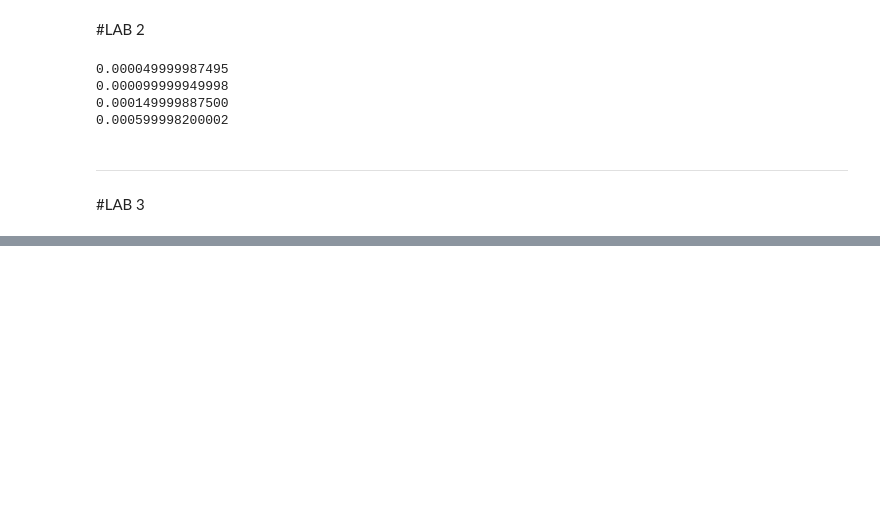
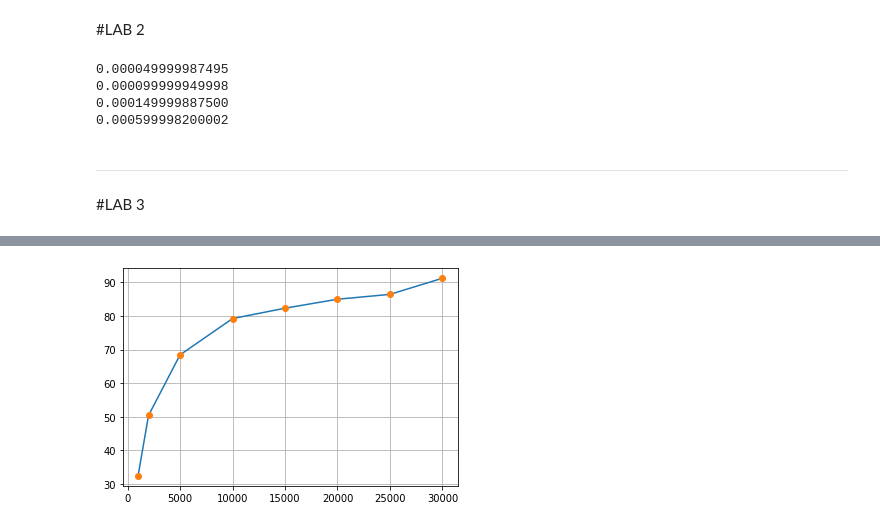
Before and after one commit to RafsanJany-44/Lab_NSU_PHY, a Jupyter notebook: Phy_lab.ipynb, the cells around one changed output, grey strips where cells are left out. Saved outputs shown, nothing was run; the diff lists cells and outputs as text; code cells hidden in the pictures; blank space fills up the shorter version.

```diff
--- a/Phy_lab.ipynb
+++ b/Phy_lab.ipynb
@@ -153,0 +167,9 @@ printF(V_Charging(V0,R,C,T),15)
+# %%
+f=[1000,2000,5000,10000,15000,20000,25000,30000]
+R=1000
+C=0.1/(1e6)
+V0=4
+T=[1000,500,200,100,70,50,40,30]
+Output_voltage=[3.52,2.60,1.32,0.76,0.56,0.40,0.36,0.32]
+dt=[90,70,38,22,16,11.80,9.60,7.60]
+print(len(T),len(Output_voltage),len(dt))
@@ -154,7 +269,6 @@ printF(V_Charging(V0,R,C,T),15)
 # %%
+M=Phase_Shift_M(T,dt)
 f=[1000,2000,5000,10000,15000,20000,25000,30000]
-R=1000
-C=0.1/(1e6)
-V0=4
-Input_T=[]
-Output_T=[]
+show_graph(f,M)
+# %% [output]
+[figure, added]
```
Also changed, not shown: parts of 8 cells of this notebook.
